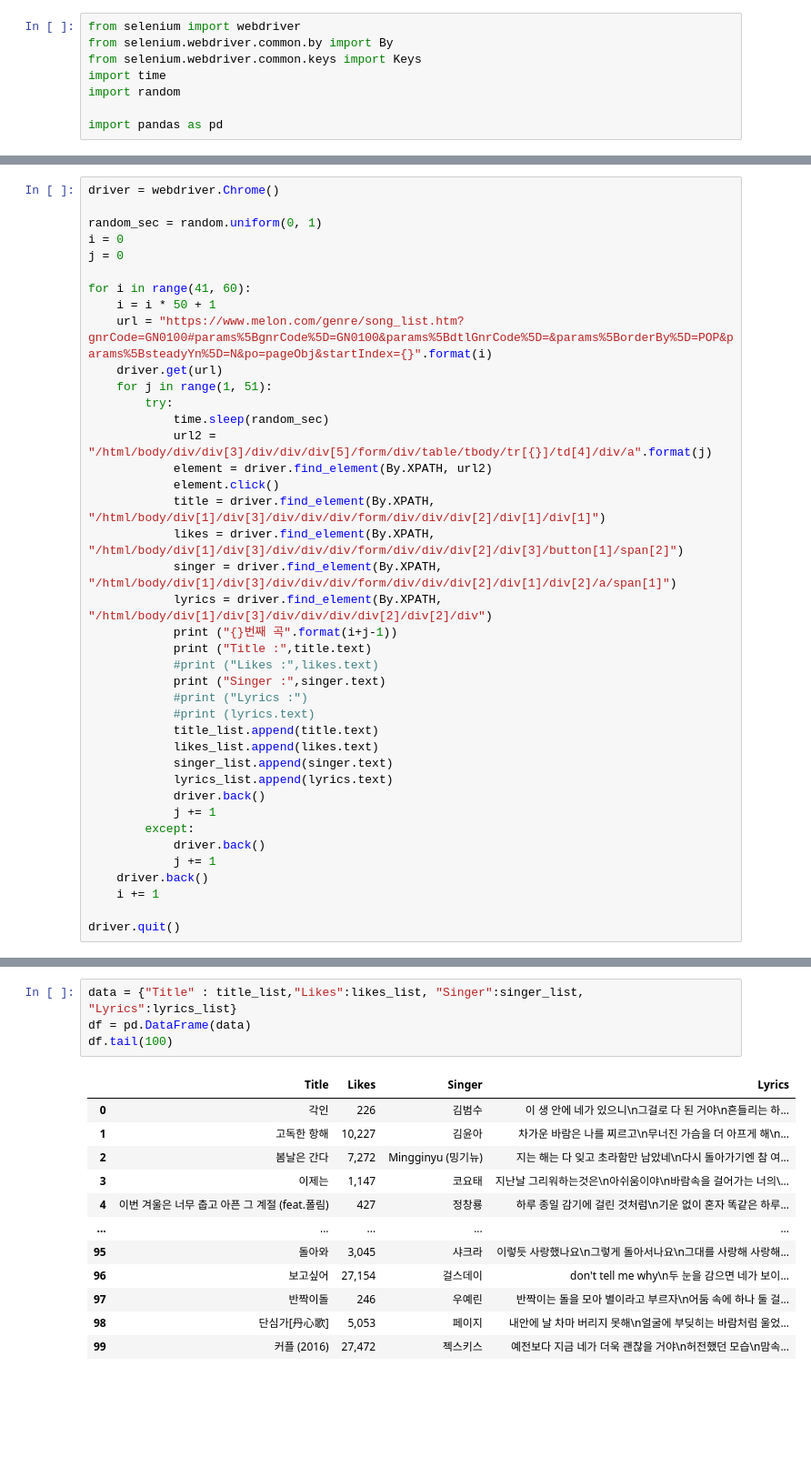
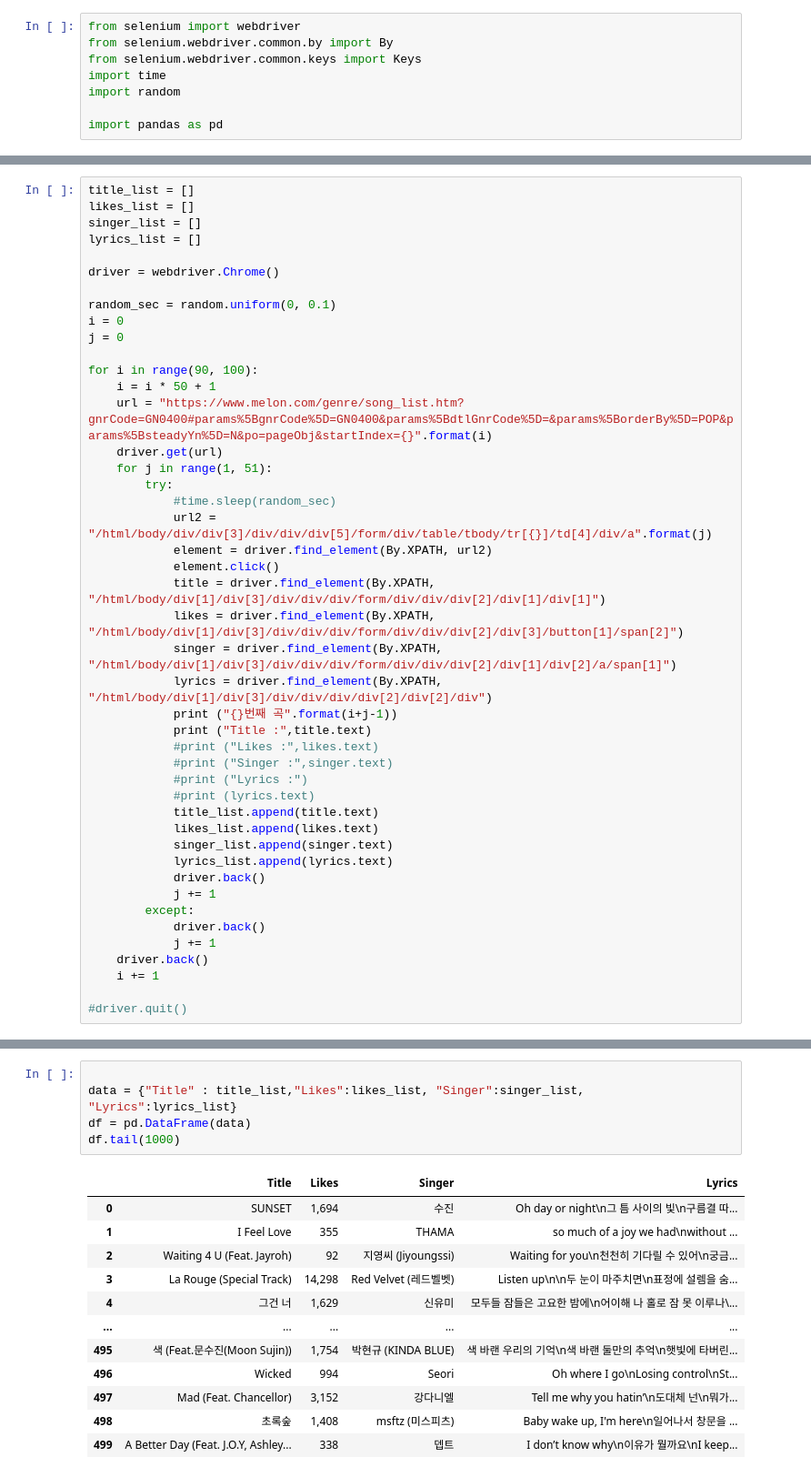
Before and after one commit to JaydenCJH/project_lyrics, a Jupyter notebook: extract.ipynb, the cells around one changed output, grey strips where cells are left out. Shown: that part at 91% size. Drawn from its saved outputs; the diff is of its cells as text; blank space fills up the shorter version.

```diff
--- a/extract.ipynb
+++ b/extract.ipynb
@@ -14,17 +9,22 @@ lyrics_list = []
 # %%
+title_list = []
+likes_list = []
+singer_list = []
+lyrics_list = []
+
 driver = webdriver.Chrome()
 
-random_sec = random.uniform(0, 1)
+random_sec = random.uniform(0, 0.1)
 i = 0
 j = 0
 
-for i in range(41, 60):
+for i in range(90, 100):
     i = i * 50 + 1
-    url = "https://www.melon.com/genre/song_list.htm?gnrCode=GN0100#params%5BgnrCode%5D=GN0100&params%5BdtlGnrCode%5D=&params%5BorderBy%5D=POP&params%5BsteadyYn%5D=N&po=pageObj&startIndex={}".format(i)
+    url = "https://www.melon.com/genre/song_list.htm?gnrCode=GN0400#params%5BgnrCode%5D=GN0400&params%5BdtlGnrCode%5D=&params%5BorderBy%5D=POP&params%5BsteadyYn%5D=N&po=pageObj&startIndex={}".format(i)
     driver.get(url)
     for j in range(1, 51):
         try:
-            time.sleep(random_sec)
+            #time.sleep(random_sec)
             url2 = "/html/body/div/div[3]/div/div/div[5]/form/div/table/tbody/tr[{}]/td[4]/div/a".format(j)
             element = driver.find_element(By.XPATH, url2)
             element.click()
@@ -35,7 +35,7 @@ for i in range(41, 60):
             print ("{}번째 곡".format(i+j-1))
             print ("Title :",title.text)
             #print ("Likes :",likes.text)
-            print ("Singer :",singer.text)
+            #print ("Singer :",singer.text)
             #print ("Lyrics :")
             #print (lyrics.text)
             title_list.append(title.text)
@@ -50,5 +50,5 @@ for i in range(41, 60):
     driver.back()
     i += 1
 
-driver.quit()
+#driver.quit()
 # %% [output]
@@ -72,17 +72,18 @@ Singer : 펀치 (Punch)
 # %%
+
 data = {"Title" : title_list,"Likes":likes_list, "Singer":singer_list, "Lyrics":lyrics_list}
 df = pd.DataFrame(data)
-df.tail(100)
+df.tail(1000)
 # %% [output]
 |  | Title | Likes | Singer | Lyrics |
-| 0 | 각인 | 226 | 김범수 | 이 생 안에 네가 있으니\n그걸로 다 된 거야\n흔들리는 하... |
-| 1 | 고독한 항해 | 10,227 | 김윤아 | 차가운 바람은 나를 찌르고\n무너진 가슴을 더 아프게 해\n... |
-| 2 | 봄날은 간다 | 7,272 | Mingginyu (밍기뉴) | 지는 해는 다 잊고 초라함만 남았네\n다시 돌아가기엔 참 여... |
-| 3 | 이제는 | 1,147 | 코요태 | 지난날 그리워하는것은\n아쉬움이야\n바람속을 걸어가는 너의\... |
-| 4 | 이번 겨울은 너무 춥고 아픈 그 계절 (feat.폴림) | 427 | 정창룡 | 하루 종일 감기에 걸린 것처럼\n기운 없이 혼자 똑같은 하루... |
+| 0 | SUNSET | 1,694 | 수진 | Oh day or night\n그 틈 사이의 빛\n구름결 따... |
+| 1 | I Feel Love | 355 | THAMA | so much of a joy we had\nwithout ... |
+| 2 | Waiting 4 U (Feat. Jayroh) | 92 | 지영씨 (Jiyoungssi) | Waiting for you\n천천히 기다릴 수 있어\n궁금... |
+| 3 | La Rouge (Special Track) | 14,298 | Red Velvet (레드벨벳) | Listen up\n\n두 눈이 마주치면\n표정에 설렘을 숨... |
+| 4 | 그건 너 | 1,629 | 신유미 | 모두들 잠들은 고요한 밤에\n어이해 나 홀로 잠 못 이루나\... |
 | ... | ... | ... | ... | ... |
-| 95 | 돌아와 | 3,045 | 샤크라 | 이렇듯 사랑했나요\n그렇게 돌아서나요\n그대를 사랑해 사랑해... |
-| 96 | 보고싶어 | 27,154 | 걸스데이 | don't tell me why\n두 눈을 감으면 네가 보이... |
-| 97 | 반짝이돌 | 246 | 우예린 | 반짝이는 돌을 모아 별이라고 부르자\n어둠 속에 하나 둘 걸... |
-| 98 | 단심가[丹心歌] | 5,053 | 페이지 | 내안에 날 차마 버리지 못해\n얼굴에 부딪히는 바람처럼 울었... |
-| 99 | 커플 (2016) | 27,472 | 젝스키스 | 예전보다 지금 네가 더욱 괜찮을 거야\n허전했던 모습\n맘속... |
+| 495 | 색 (Feat.문수진(Moon Sujin)) | 1,754 | 박현규 (KINDA BLUE) | 색 바랜 우리의 기억\n색 바랜 둘만의 추억\n햇빛에 타버린... |
+| 496 | Wicked | 994 | Seori | Oh where I go\nLosing control\nSt... |
+| 497 | Mad (Feat. Chancellor) | 3,152 | 강다니엘 | Tell me why you hatin’\n도대체 넌\n뭐가... |
+| 498 | 초록숲 | 1,408 | msftz (미스피츠) | Baby wake up, I'm here\n일어나서 창문을 ... |
+| 499 | A Better Day (Feat. J.O.Y, Ashley... | 338 | 뎁트 | I don’t know why\n이유가 뭘까요\nI keep... |
```
Also changed, not shown: parts of 4 cells of this notebook, 13 other files.
